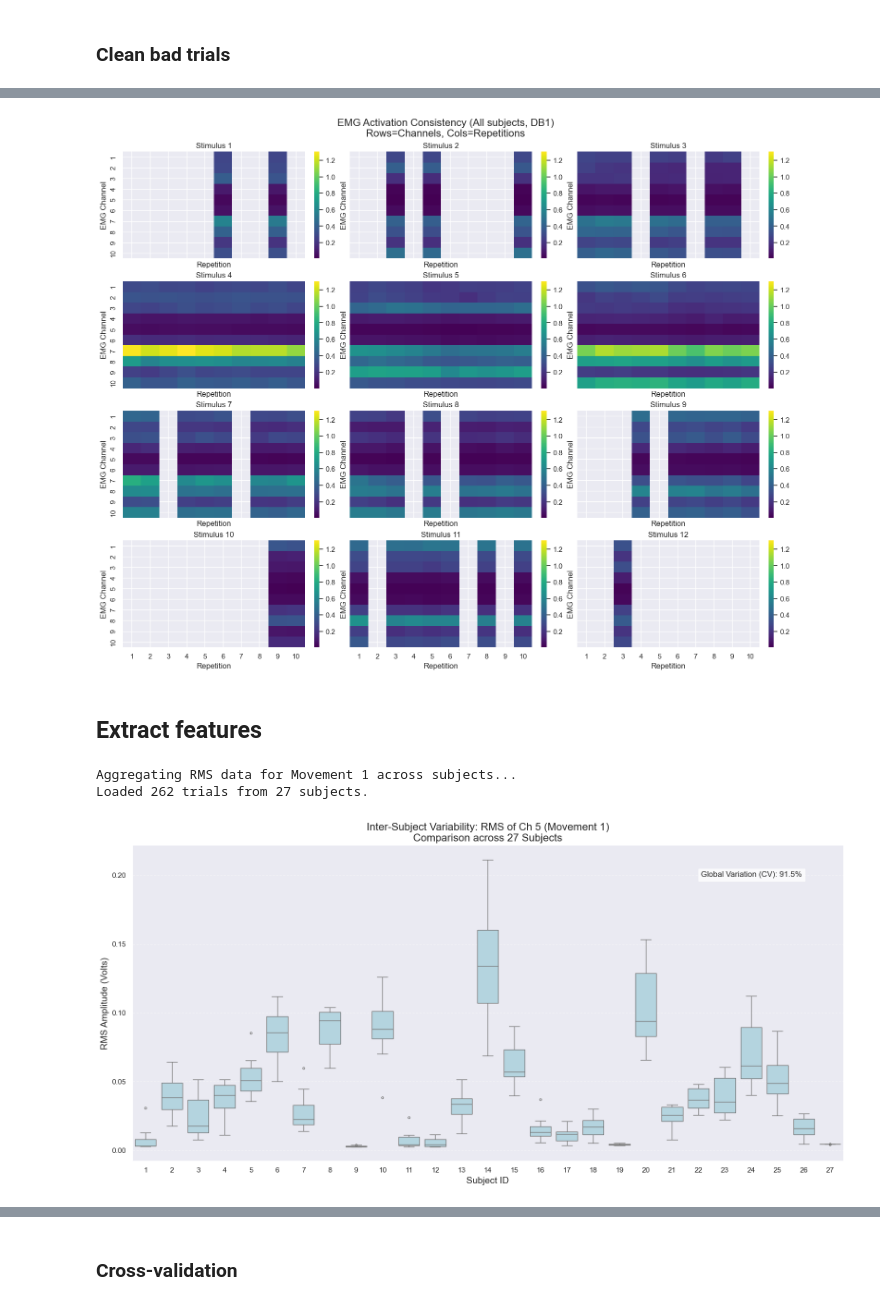
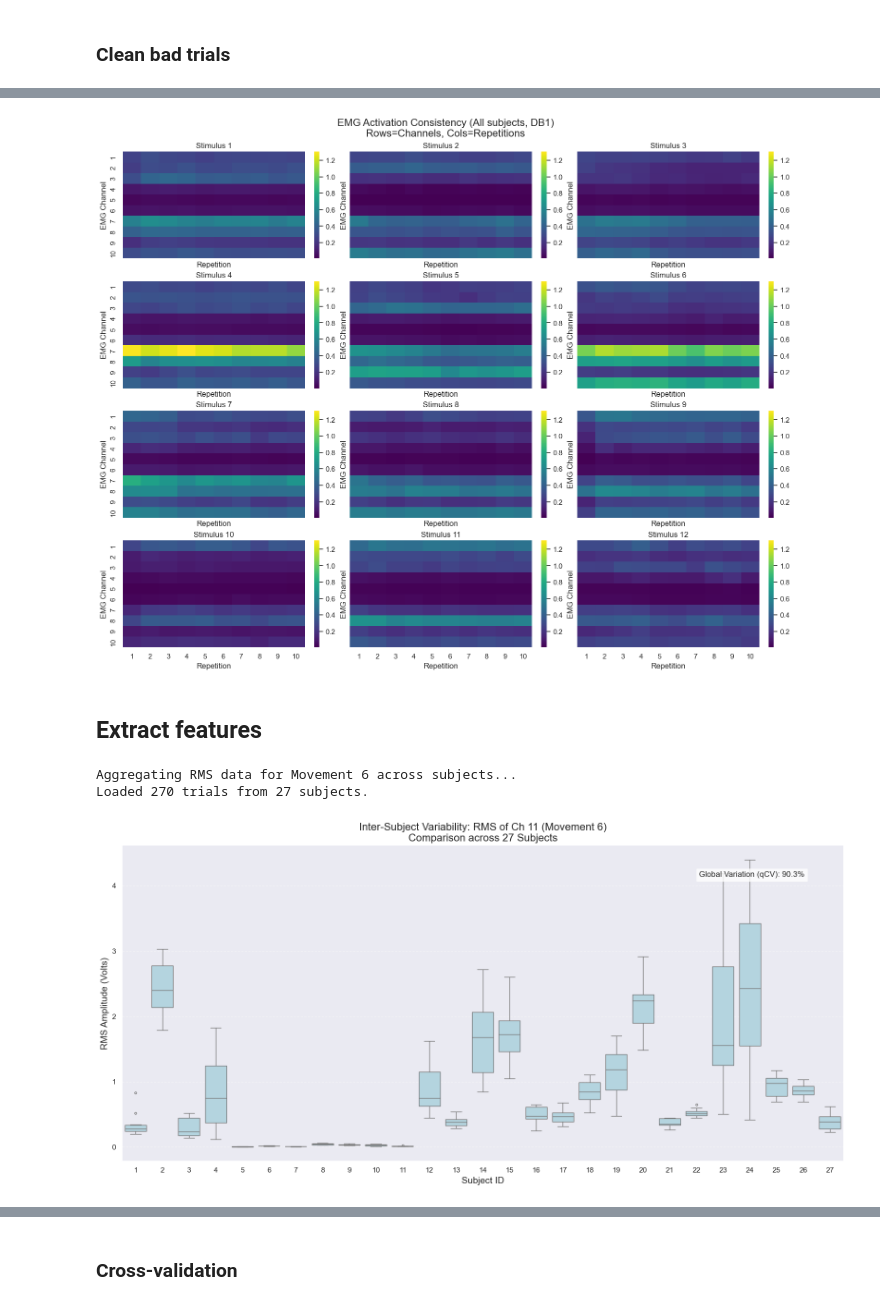
Before and after one commit to spbui00/NX-421-project, a Jupyter notebook: project_2.ipynb, the cells around one changed output, grey strips where cells are left out. Saved outputs shown, nothing was run; the diff lists cells and outputs as text; code cells hidden in the pictures.

```diff
--- a/project_2.ipynb
+++ b/project_2.ipynb
@@ -478,14 +480,6 @@ def get_features_from_trial(window):
     # Log Detector (LogD)
     f_logd = np.exp(np.mean(np.log(np.abs(window) + 1e-6), axis=0))
 
-    # Willison Amplitude (WAMP)
-    diff = np.abs(np.diff(window, axis=0))
-    f_wamp = np.sum(diff > wamp_thresh, axis=0)
-
-    # Slope Sign Changes (SSC)
-    diff_signal = np.diff(window, axis=0)
-    f_ssc = np.sum((diff_signal[:-1, :] * diff_signal[1:, :]) < -ssc_thresh, axis=0)
-
     # Histogram Stats (Skew/Kurtosis)
     f_skew = skew(window, axis=0)
     f_kurt = kurtosis(window, axis=0)
@@ -493,7 +487,7 @@ def get_features_from_trial(window):
     # Stack: 10 features * 10 channels = 100 columns
     return np.concatenate([
         f_mav, f_rms, f_wl, f_var, f_max,
-        f_logd, f_wamp, f_ssc, f_skew, f_kurt
+        f_logd, f_skew, f_kurt
     ])
 
 def build_trial_dataset(X_data, y_data, rep_data):
@@ -542,7 +536,7 @@ Test:  (24, 100)
 ### Plotting features
 # %%
 target_mov = 1          # Movement 1 (Index Flexion)
-feature_idx = 1         # 1 = RMS (Root Mean Square)
+feature_idx = 7         # 1 = RMS (Root Mean Square)
 feature_name = "RMS"
 channel_idx = 0        # Channel 5 (Index 4)
 
@@ -889,7 +897,7 @@ for subject in range(1,28):
 
     dataset.append(activation_matrix)
 
-avg = np.mean(np.stack(dataset, axis=0), axis=0)
+avg = np.nanmean(np.stack(dataset, axis=0), axis=0)
 
 fig, ax = plt.subplots(4, 3, figsize=(15, 12), constrained_layout=True, sharex=True, sharey=True)
 ax = ax.ravel()
@@ -912,14 +920,14 @@ for stimuli_idx in range(n_stimuli):
 plt.suptitle(f"EMG Activation Consistency (All subjects, DB1)\nRows=Channels, Cols=Repetitions", fontsize=16)
 plt.show()
 # %% [output]
-[figure, old version]
+[figure, new version]
 # %% [markdown]
 ## Extract features
 # %%
-target_mov = 1           # Movement to analyze (e.g., 1 = Index Flexion)
+target_mov = 6           # Movement to analyze (e.g., 1 = Index Flexion)
 feature_idx = 1          # 1 = RMS
 feature_name = "RMS"
-channel_idx = 4
+channel_idx = 10
 all_subjects_data = []
 
 print(f"Aggregating {feature_name} data for Movement {target_mov} across subjects...")
@@ -959,31 +967,54 @@ for i in range(1, 28):
 df_all = pd.DataFrame(all_subjects_data)
 print(f"Loaded {len(df_all)} trials from {df_all['Subject'].nunique()} subjects.")
 # %% [output]
-Aggregating RMS data for Movement 1 across subjects...
-Loaded 262 trials from 27 subjects.
+Aggregating RMS data for Movement 6 across subjects...
+Loaded 270 trials from 27 subjects.
 # %%
 plt.figure(figsize=(16, 8))
 
-sns.boxplot(data=df_all, x='Subject', y='Feature Value',
-            color='lightblue', fliersize=3, linewidth=1)
+sns.boxplot(
+    data=df_all,
+    x="Subject",
+    y="Feature Value",
+    color="lightblue",
+    fliersize=3,
+    linewidth=1,
+)
 
-plt.title(f"Inter-Subject Variability: {feature_name} of Ch {channel_idx+1} (Movement {target_mov})\n"
-          f"Comparison across {df_all['Subject'].nunique()} Subjects", fontsize=16)
+plt.title(
+    f"Inter-Subject Variability: {feature_name} of Ch {channel_idx+1} (Movement {target_mov})\n"
+    f"Comparison across {df_all['Subject'].nunique()} Subjects",
+    fontsize=16,
+)
 plt.ylabel(f"{feature_name} Amplitude (Volts)", fontsize=14)
 plt.xlabel("Subject ID", fontsize=14)
-plt.grid(axis='y', linestyle='--', alpha=0.5)
+plt.grid(axis="y", linestyle="--", alpha=0.5)
 
-# Calculate Coefficient of Variation (CV) to quantify discrepancy
-global_mean = df_all['Feature Value'].mean()
-global_std = df_all['Feature Value'].std()
-cv_pct = (global_std / global_mean) * 100
+# ----------------------------
+# Quantile Coefficient of Variation (qCV)
+# ----------------------------
+x = df_all["Feature Value"].to_numpy()
+x = x[np.isfinite(x)]
 
-plt.text(0.8, 0.9, f"Global Variation (CV): {cv_pct:.1f}%",
-         transform=plt.gca().transAxes, fontsize=12,
-         bbox=dict(facecolor='white', alpha=0.8))
+q25, q75 = np.percentile(x, [25, 75])
+denom = q75 + q25
+
+if np.isclose(denom, 0.0):
+    qcv_pct = np.nan
+else:
+    qcv_pct = 100.0 * (q75 - q25) / denom
+
+plt.text(
+    0.8,
+    0.9,
+    f"Global Variation (qCV): {qcv_pct:.1f}%",
+    transform=plt.gca().transAxes,
+    fontsize=12,
+    bbox=dict(facecolor="white", alpha=0.8),
+)
 
 sns.despine()
 plt.tight_layout()
 plt.show()
 # %% [output]
-[figure, old version]
+[figure, new version]
```
Also changed, not shown: parts of 9 cells of this notebook.
